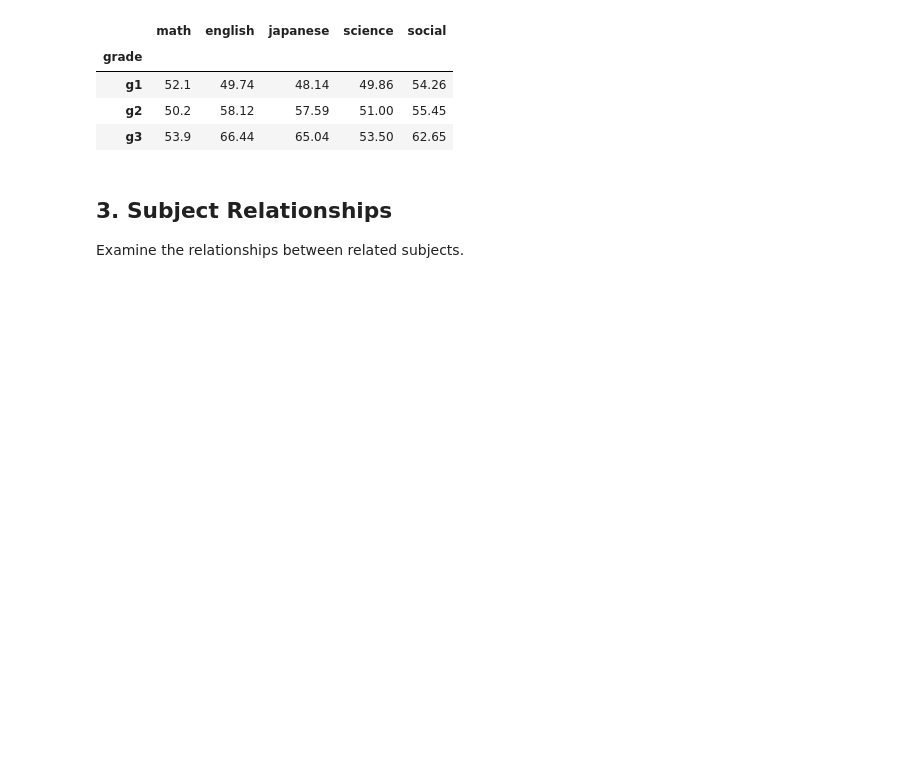
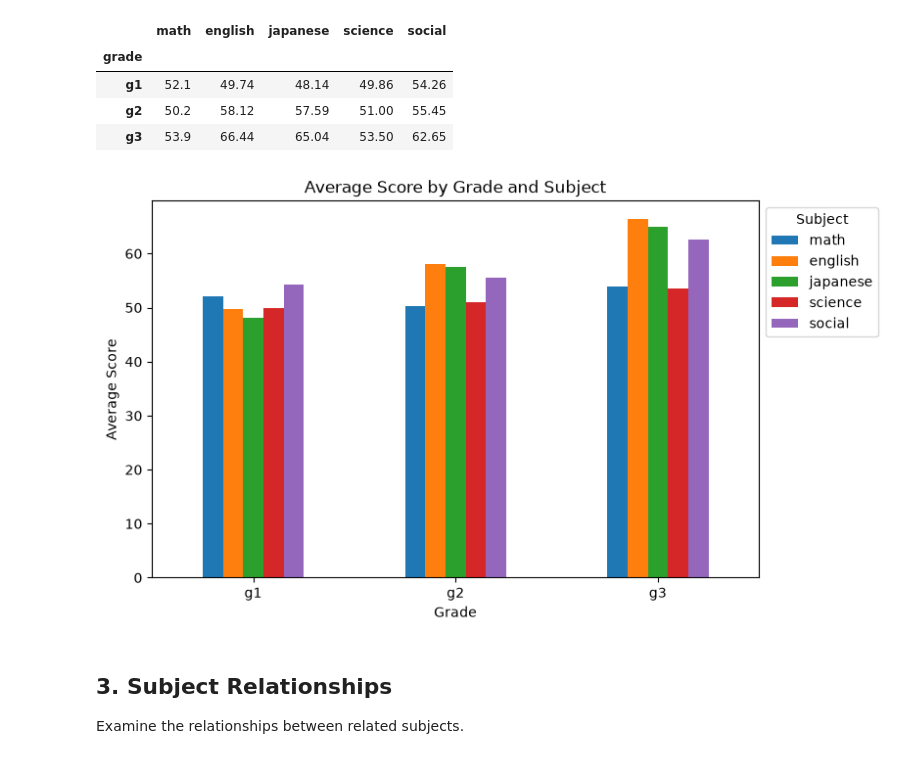
Before and after one commit to ishida9801/student_analysis, a Jupyter notebook: notebooks/02_analysis.ipynb, the cells around one changed output. Cells and saved outputs as stored; diff of their text form; code cells hidden in the pictures; blank space fills up the shorter version.

Commit message:
Add analysis charts and update README

```diff
--- a/notebooks/02_analysis.ipynb
+++ b/notebooks/02_analysis.ipynb
@@ -56,6 +56,31 @@ df.groupby("grade")[
 | g1 | 52.1 | 49.74 | 48.14 | 49.86 | 54.26 |
 | g2 | 50.2 | 58.12 | 57.59 | 51.00 | 55.45 |
 | g3 | 53.9 | 66.44 | 65.04 | 53.50 | 62.65 |
+# %%
+import matplotlib.pyplot as plt
+
+grade_subject_avg = (
+    df.groupby("grade")[
+        ["math", "english", "japanese", "science", "social"]
+    ]
+    .mean()
+    .round(2)
+)
+
+grade_subject_avg.plot(kind="bar", figsize=(8, 5))
+
+plt.title("Average Score by Grade and Subject")
+plt.xlabel("Grade")
+plt.ylabel("Average Score")
+plt.xticks(rotation=0)
+plt.legend(title="Subject", loc="upper left", bbox_to_anchor=(1, 1))
+
+plt.savefig("../images/average_score_by_grade.png",
+            bbox_inches="tight")
+
+plt.show()
+# %% [output]
+[figure, added]
 # %% [markdown]
 ## 3. Subject Relationships
 
```
Also changed, not shown: parts of 2 cells of this notebook, 3 other files.
